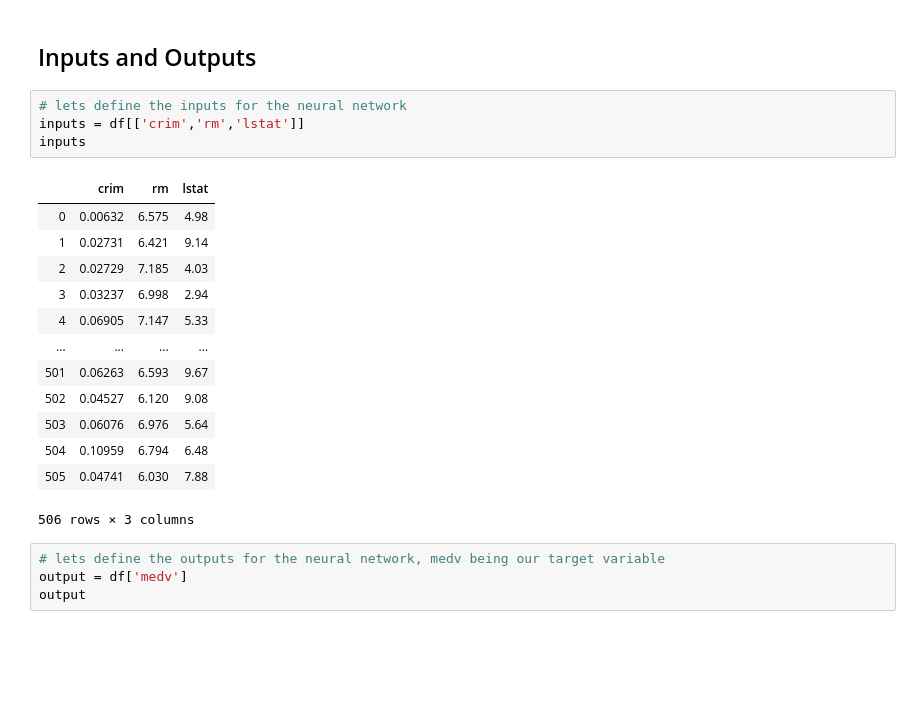
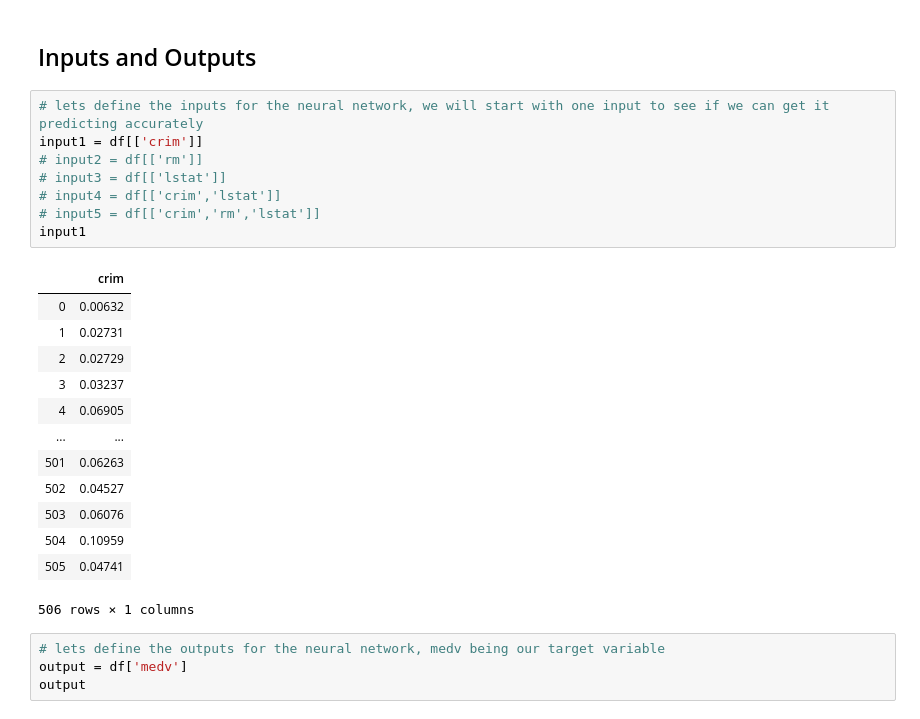
Before and after one commit to davidobrien1/MLSProject, a Jupyter notebook: mlsproject.ipynb, the cells around one changed output. Saved outputs shown, nothing was run; the diff lists cells and outputs as text; blank space fills up the shorter version.

```diff
--- a/mlsproject.ipynb
+++ b/mlsproject.ipynb
@@ -251,24 +251,28 @@ For this project, we can use the data file for the boston housing prices.  The o
  - lstat - as house prices get higher, lower status of the population (percent) decreases
 # %% [markdown]
 ## Inputs and Outputs
-# %%
-# lets define the inputs for the neural network
-inputs = df[['crim','rm','lstat']]
-inputs
-# %% [output]
-|  | crim | rm | lstat |
-| 0 | 0.00632 | 6.575 | 4.98 |
-| 1 | 0.02731 | 6.421 | 9.14 |
-| 2 | 0.02729 | 7.185 | 4.03 |
-| 3 | 0.03237 | 6.998 | 2.94 |
-| 4 | 0.06905 | 7.147 | 5.33 |
-| ... | ... | ... | ... |
-| 501 | 0.06263 | 6.593 | 9.67 |
-| 502 | 0.04527 | 6.120 | 9.08 |
-| 503 | 0.06076 | 6.976 | 5.64 |
-| 504 | 0.10959 | 6.794 | 6.48 |
-| 505 | 0.04741 | 6.030 | 7.88 |
-506 rows × 3 columns
+# %%
+# lets define the inputs for the neural network, we will start with one input to see if we can get it predicting accurately
+input1 = df[['crim']]
+# input2 = df[['rm']]
+# input3 = df[['lstat']]
+# input4 = df[['crim','lstat']]
+# input5 = df[['crim','rm','lstat']]
+input1
+# %% [output]
+|  | crim |
+| 0 | 0.00632 |
+| 1 | 0.02731 |
+| 2 | 0.02729 |
+| 3 | 0.03237 |
+| 4 | 0.06905 |
+| ... | ... |
+| 501 | 0.06263 |
+| 502 | 0.04527 |
+| 503 | 0.06076 |
+| 504 | 0.10959 |
+| 505 | 0.04741 |
+506 rows × 1 columns
 # %%
 # lets define the outputs for the neural network, medv being our target variable
 output = df['medv']
```
Also changed, not shown: parts of 7 cells of this notebook.
